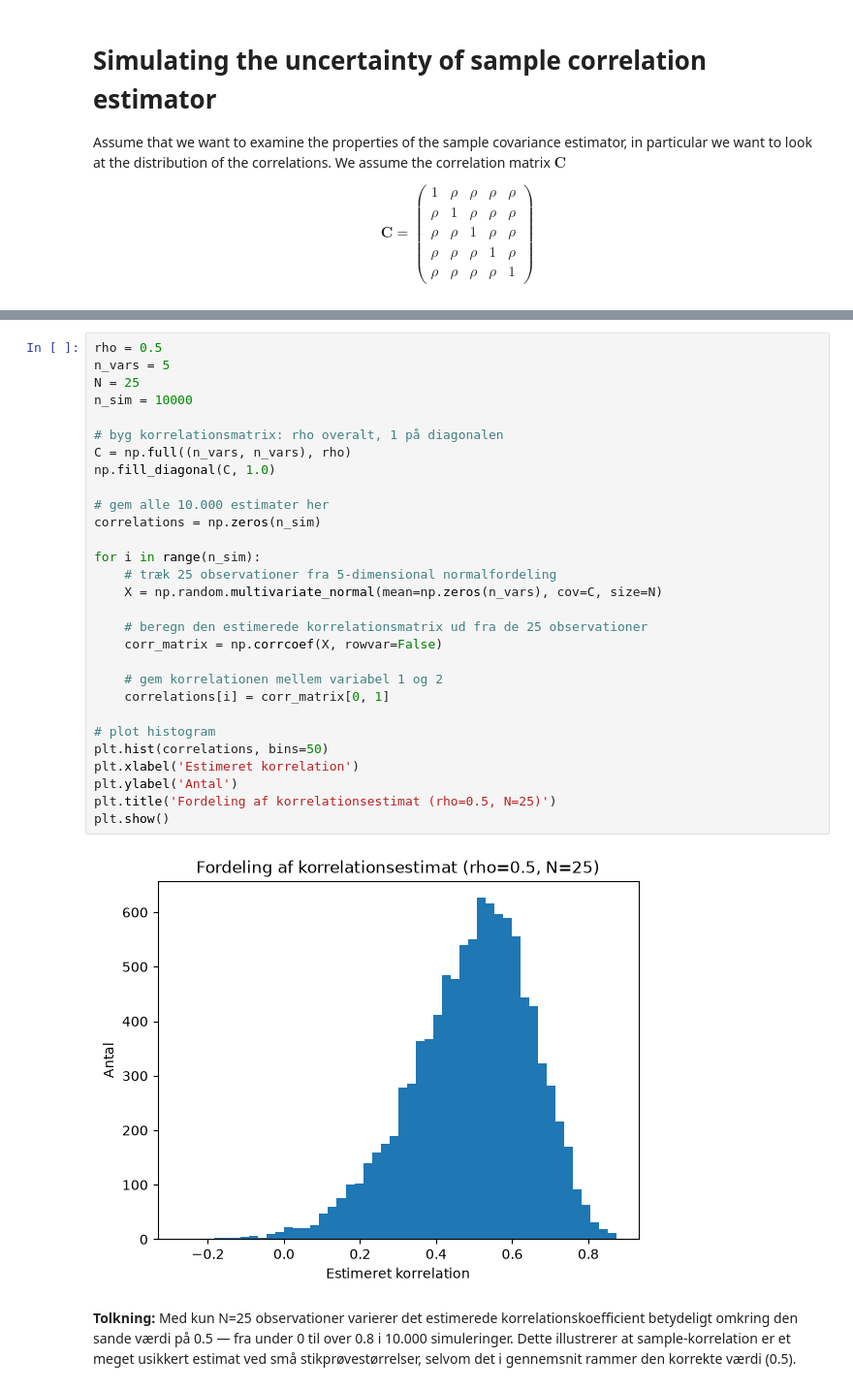
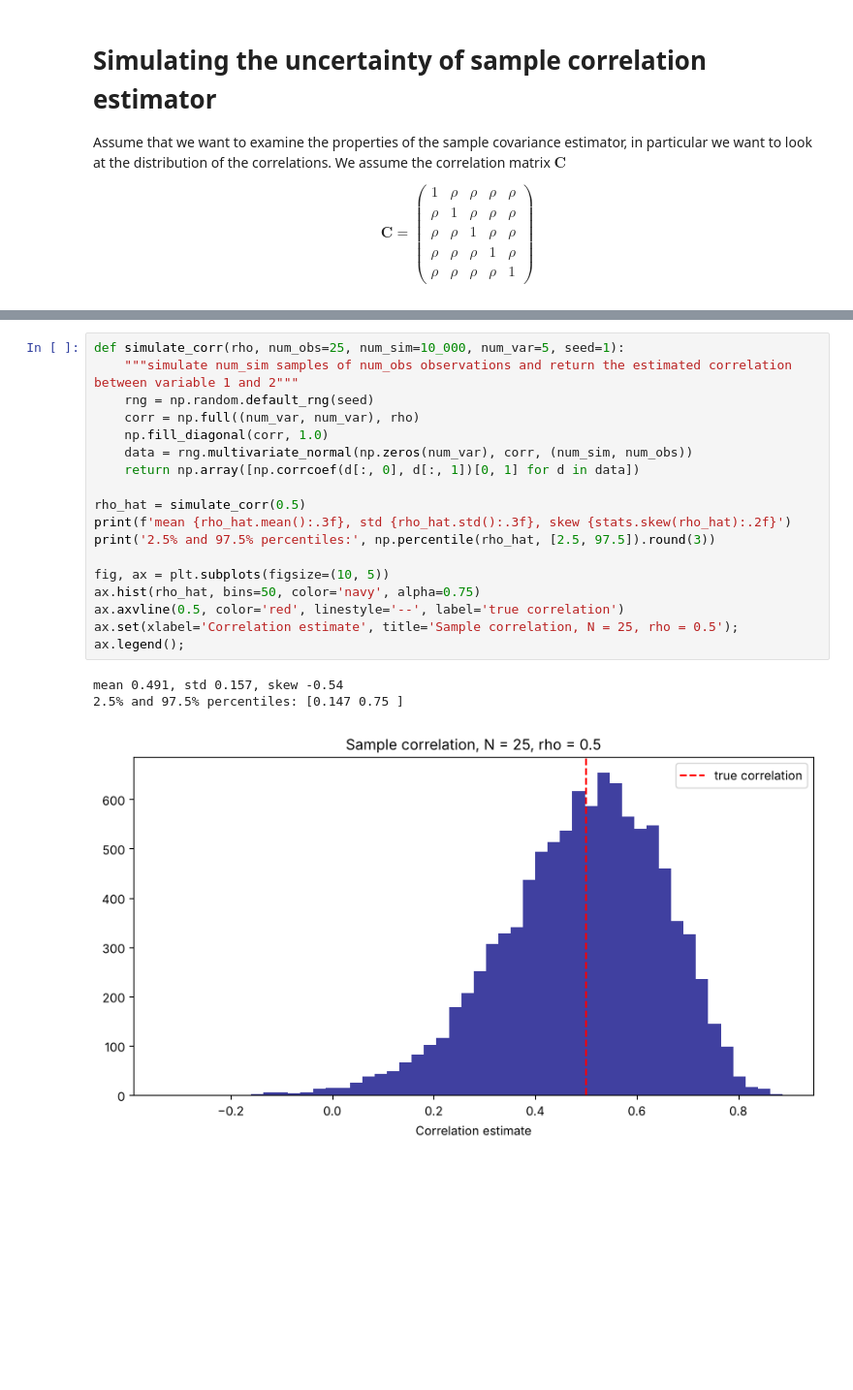
Before and after one commit to martincaroe-pixel/python_for_the_financial_economist, a Jupyter notebook: lectures_and_exercises/2026/week_1/exercise_simulation.ipynb, the cells around one changed output, grey strips where cells are left out. Shown at 97% size. Saved outputs shown, nothing was run; the diff lists cells and outputs as text; blank space fills up the shorter version.

```diff
--- a/lectures_and_exercises/2026/week_1/exercise_simulation.ipynb
+++ b/lectures_and_exercises/2026/week_1/exercise_simulation.ipynb
@@ -29,33 +30,21 @@ Simulate $N=25$ observations $10\;000$ times and plot the histogram of the corre
-# %%
-rho = 0.5
-n_vars = 5
-N = 25
-n_sim = 10000
-
-# byg korrelationsmatrix: rho overalt, 1 på diagonalen
-C = np.full((n_vars, n_vars), rho)
-np.fill_diagonal(C, 1.0)
-
-# gem alle 10.000 estimater her
-correlations = np.zeros(n_sim)
-
-for i in range(n_sim):
-    # træk 25 observationer fra 5-dimensional normalfordeling
-    X = np.random.multivariate_normal(mean=np.zeros(n_vars), cov=C, size=N)
-
-    # beregn den estimerede korrelationsmatrix ud fra de 25 observationer
-    corr_matrix = np.corrcoef(X, rowvar=False)
-
-    # gem korrelationen mellem variabel 1 og 2
-    correlations[i] = corr_matrix[0, 1]
-
-# plot histogram
-plt.hist(correlations, bins=50)
-plt.xlabel('Estimeret korrelation')
-plt.ylabel('Antal')
-plt.title('Fordeling af korrelationsestimat (rho=0.5, N=25)')
-plt.show()
-# %% [output]
-[figure, removed]
-# %% [markdown]
-**Tolkning:** Med kun N=25 observationer varierer det estimerede korrelationskoefficient betydeligt omkring den sande værdi på 0.5 — fra under 0 til over 0.8 i 10.000 simuleringer. Dette illustrerer at sample-korrelation er et meget usikkert estimat ved små stikprøvestørrelser, selvom det i gennemsnit rammer den korrekte værdi (0.5).
+# %%
+def simulate_corr(rho, num_obs=25, num_sim=10_000, num_var=5, seed=1):
+    """simulate num_sim samples of num_obs observations and return the estimated correlation between variable 1 and 2"""
+    rng = np.random.default_rng(seed)
+    corr = np.full((num_var, num_var), rho)
+    np.fill_diagonal(corr, 1.0)
+    data = rng.multivariate_normal(np.zeros(num_var), corr, (num_sim, num_obs))
+    return np.array([np.corrcoef(d[:, 0], d[:, 1])[0, 1] for d in data])
+
+rho_hat = simulate_corr(0.5)
+print(f'mean {rho_hat.mean():.3f}, std {rho_hat.std():.3f}, skew {stats.skew(rho_hat):.2f}')
+print('2.5% and 97.5% percentiles:', np.percentile(rho_hat, [2.5, 97.5]).round(3))
+
+fig, ax = plt.subplots(figsize=(10, 5))
+ax.hist(rho_hat, bins=50, color='navy', alpha=0.75)
+ax.axvline(0.5, color='red', linestyle='--', label='true correlation')
+ax.set(xlabel='Correlation estimate', title='Sample correlation, N = 25, rho = 0.5'); ax.legend();
+# %% [output]
+mean 0.491, std 0.157, skew -0.54
+2.5% and 97.5% percentiles: [0.147 0.75 ]
+[figure, added]
```
Also changed, not shown: parts of 13 cells of this notebook, 1 other file.
